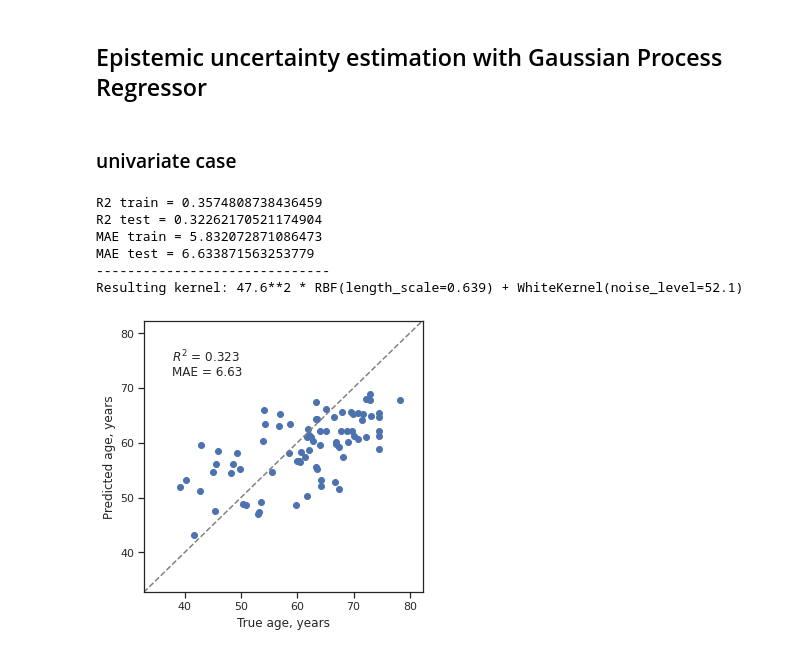
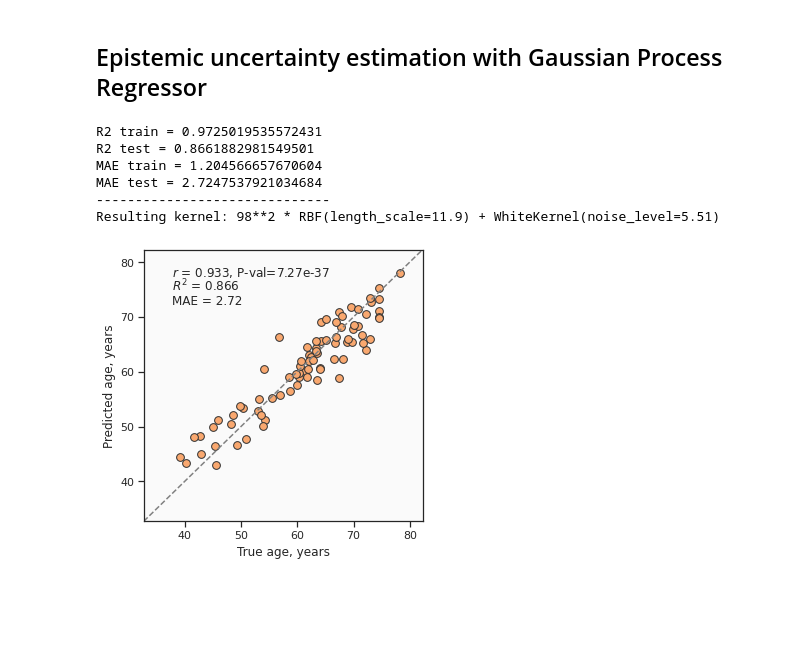
Before and after one commit to ComputationalAgingLab/reprogramming_ood, a Jupyter notebook: invitro_reprog_analysis.ipynb, the cells around one changed output. Cells and saved outputs as stored; diff of their text form; code cells hidden in the pictures; blank space fills up the shorter version.

```diff
--- a/invitro_reprog_analysis.ipynb
+++ b/invitro_reprog_analysis.ipynb
@@ -947,52 +872,46 @@ MAE test = 34.344
 [figure]
 # %% [markdown]
 ## Epistemic uncertainty estimation with Gaussian Process Regressor
-# %% [markdown]
-### univariate case
 # %%
-# case with dim X > 1
-# clock = clocks['Hannum clock (71 CpGs)']
 clock = clocks['Skin clock (391 CpGs)']
 sites = clock.index.intersection(dfr.index).intersection(dfa.index)
 
-sites_ = dfa.loc[sites].T.corrwith(ya).sort_values(ascending=False).index[[0]]
-#sites_ = ['cg16867657'] #'cg16867657', 'cg06639320', 'cg22454769', 'cg24079702', 'cg14361627']
-
-Xa_clock = dfa.loc[[sites_[0]]].T
-Xr_clock = dfr.loc[[sites_[0]]].T
+Xa_clock = dfa.loc[sites].T
+Xr_clock = dfr.loc[sites].T
 
 ya = meta['age']
 yr = metr['age'].values
 
 X_train, X_test, y_train, y_test = train_test_split(Xa_clock, ya, test_size=0.25, random_state=10)
 
 
 ### TRAINING ###
 from sklearn.gaussian_process import GaussianProcessRegressor
 from sklearn.gaussian_process.kernels import DotProduct, WhiteKernel, RBF
 
 # kernel = 1 * DotProduct(sigma_0=1, sigma_0_bounds=(1e-2, 100)) + WhiteKernel(noise_level=1, noise_level_bounds=(1e-1, 100))
 kernel = 1 * RBF(length_scale=1, length_scale_bounds=(1e-2, 100)) + WhiteKernel(noise_level=1, noise_level_bounds=(1e-1, 100))
 
 model = GaussianProcessRegressor(kernel=kernel, normalize_y=False, n_restarts_optimizer=3)
 model.fit(X_train, y_train)
 
 y_train_predict = model.predict(X_train)
 y_test_predict = model.predict(X_test)
 
 print(f'R2 train = {r2_score(y_train, y_train_predict)}')
 print(f'R2 test = {r2_score(y_test, y_test_predict)}')
 print(f'MAE train = {mean_absolute_error(y_train, y_train_predict)}')
 print(f'MAE test = {mean_absolute_error(y_test, y_test_predict)}')
 print('-'*30)
 print("Resulting kernel:", model.kernel_)
 
-plot_performance_scatter(y_test, y_test_predict, eq_bounds=(35, 80))
+plot_performance_scatter(y_test, y_test_predict, eq_bounds=(35, 80), color='#f9a86f', markersize=60)
+plt.savefig('figs/A4_sup_GP_skin_test_performance.pdf', format='pdf', bbox_inches='tight')
 # %% [output]
-R2 train = 0.3574808738436459
-R2 test = 0.32262170521174904
-MAE train = 5.832072871086473
-MAE test = 6.633871563253779
+R2 train = 0.9725019535572431
+R2 test = 0.8661882981549501
+MAE train = 1.204566657670604
+MAE test = 2.7247537921034684
 ------------------------------
-Resulting kernel: 47.6**2 * RBF(length_scale=0.639) + WhiteKernel(noise_level=52.1)
+Resulting kernel: 98**2 * RBF(length_scale=11.9) + WhiteKernel(noise_level=5.51)
-[figure, old version]
+[figure, new version]
```
Also changed, not shown: parts of 10 cells of this notebook.
